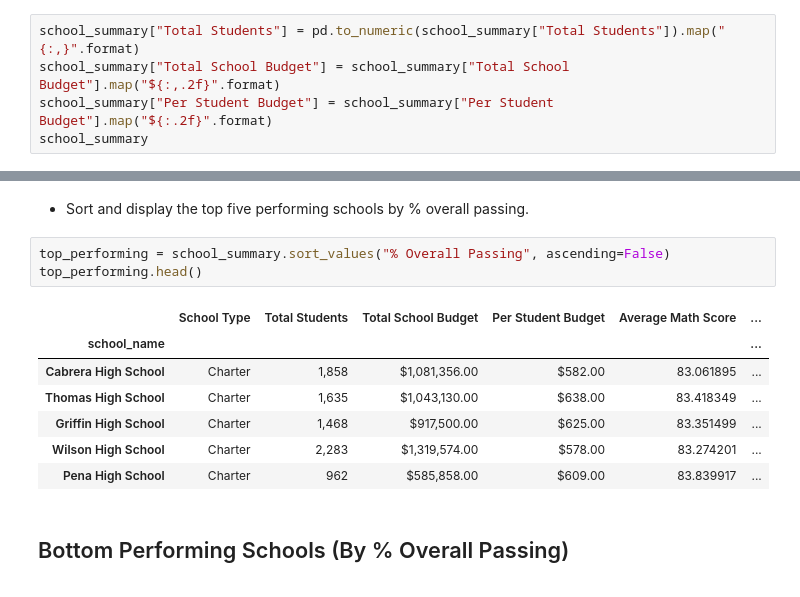
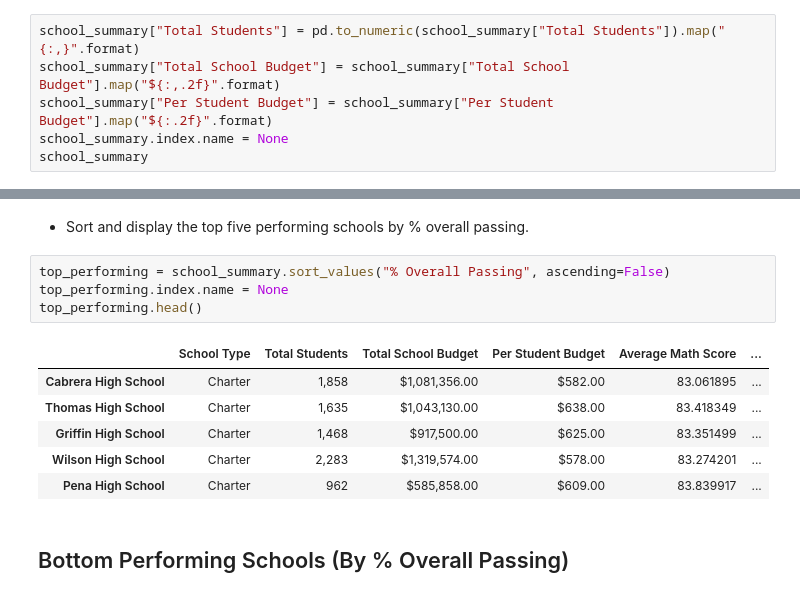
Before and after one commit to njmorr/pandas-challenge, a Jupyter notebook: PyCitySchools/PyCitySchools.ipynb, the cells around one changed output, grey strips where cells are left out. Drawn from its saved outputs; the diff is of its cells as text.

```diff
--- a/PyCitySchools/PyCitySchools.ipynb
+++ b/PyCitySchools/PyCitySchools.ipynb
@@ -147,6 +147,7 @@ school_summary = pd.DataFrame({"School Type":school_type,"Total Students":studen
 school_summary["Total Students"] = pd.to_numeric(school_summary["Total Students"]).map("{:,}".format)
 school_summary["Total School Budget"] = school_summary["Total School Budget"].map("${:,.2f}".format)
 school_summary["Per Student Budget"] = school_summary["Per Student Budget"].map("${:.2f}".format)
+school_summary.index.name = None
 school_summary
 # %% [output]
 |  | School Type | Total Students | Total School Budget | Per Student Budget | Average Math Score | ... |
@@ -172,10 +172,10 @@ school_summary
 * Sort and display the top five performing schools by % overall passing.
 # %%
 top_performing = school_summary.sort_values("% Overall Passing", ascending=False)
+top_performing.index.name = None
 top_performing.head()
 # %% [output]
 |  | School Type | Total Students | Total School Budget | Per Student Budget | Average Math Score | ... |
-| school_name |  |  |  |  |  | ... |
 | Cabrera High School | Charter | 1,858 | $1,081,356.00 | $582.00 | 83.061895 | ... |
 | Thomas High School | Charter | 1,635 | $1,043,130.00 | $638.00 | 83.418349 | ... |
 | Griffin High School | Charter | 1,468 | $917,500.00 | $625.00 | 83.351499 | ... |
```
Also changed, not shown: parts of 7 cells of this notebook.
